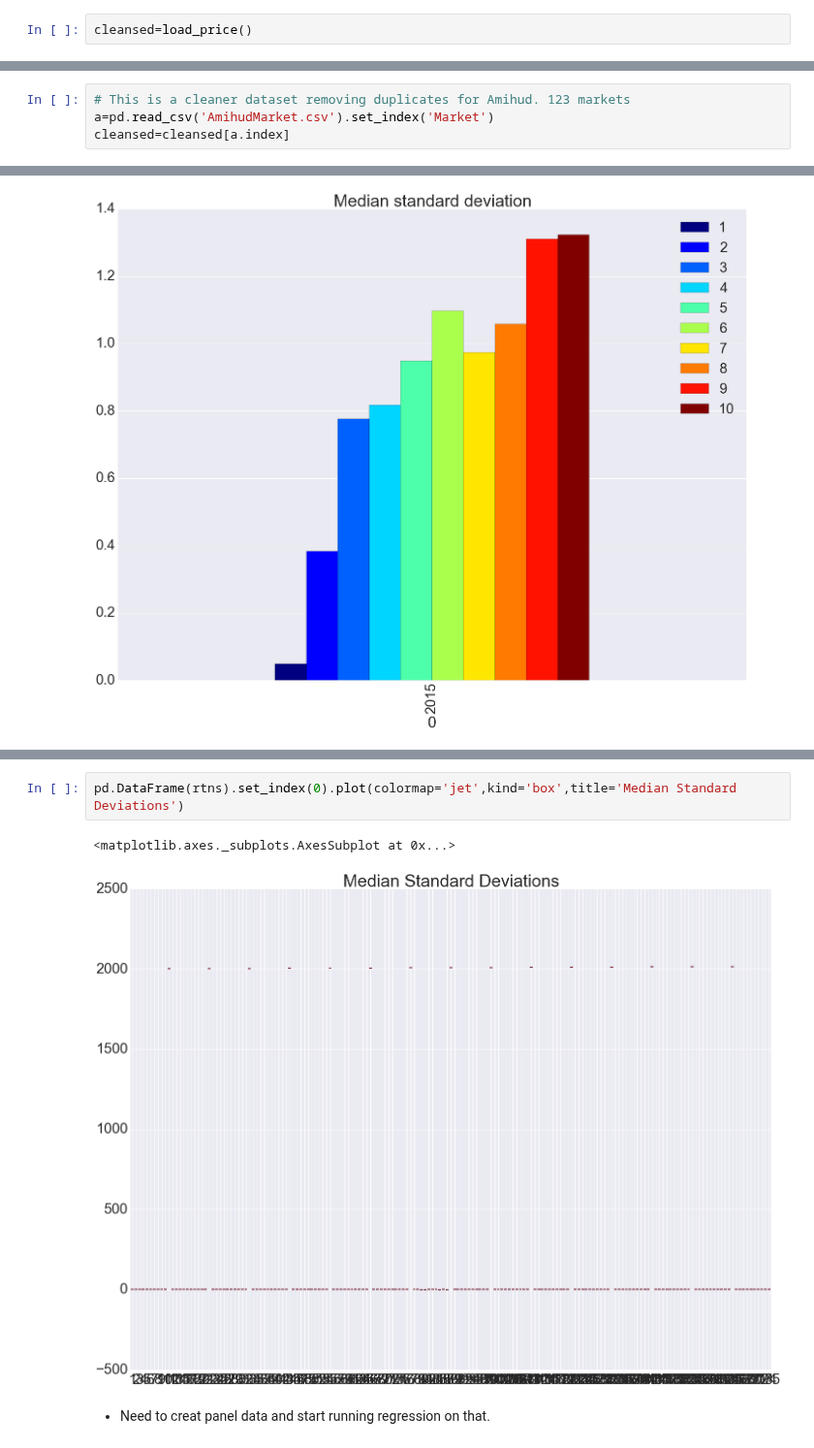
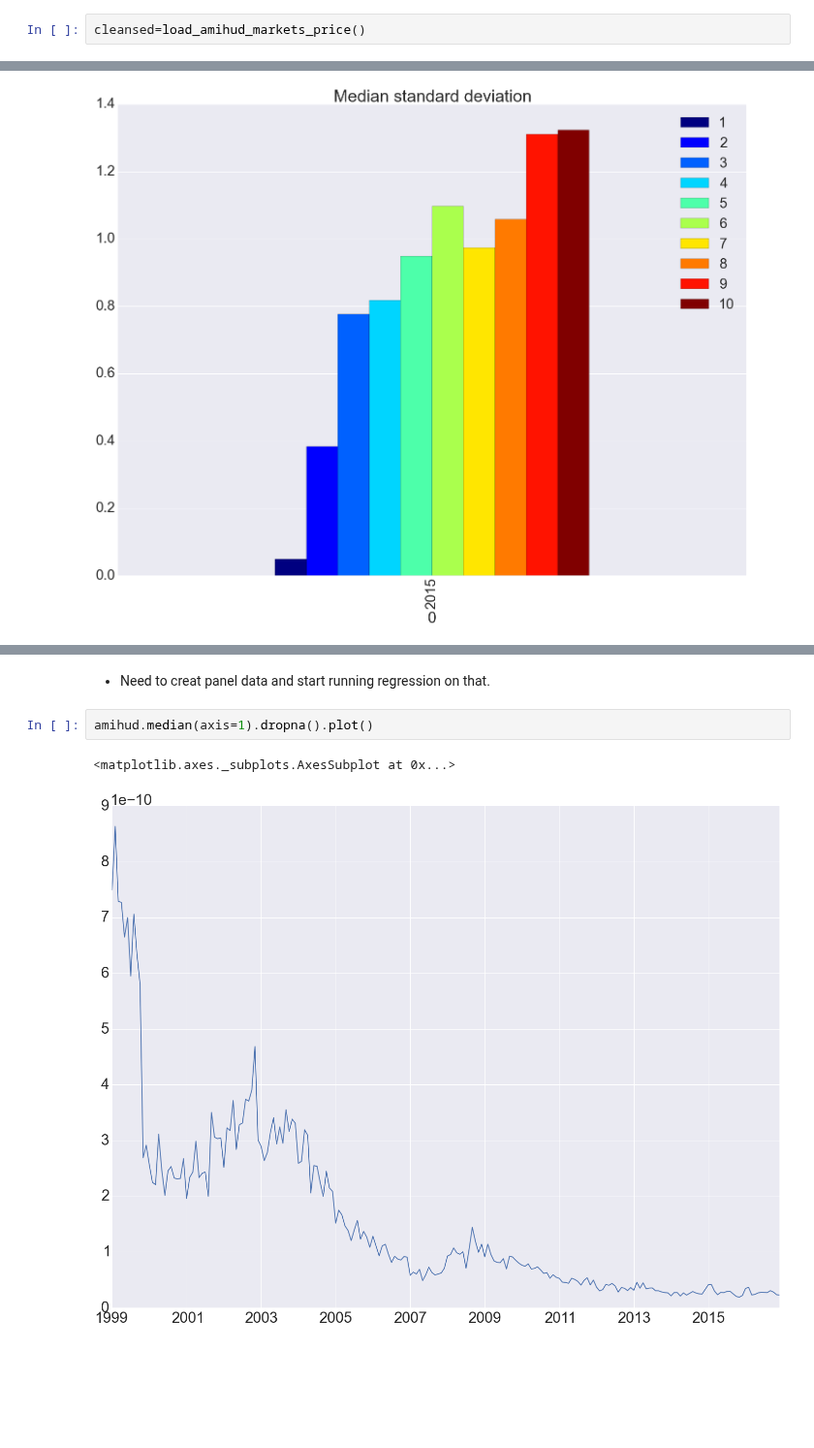
Before and after one commit to mrefermat/FinancePhD, a Jupyter notebook: LiquidityMomentum/Amihud with rebalance and other moments and drawdown.ipynb, the cells around one changed output, grey strips where cells are left out. Shown at 97% size. Drawn from its saved outputs; the diff is of its cells as text; blank space fills up the shorter version.

```diff
--- a/LiquidityMomentum/Amihud with rebalance and other moments and drawdown.ipynb
+++ b/LiquidityMomentum/Amihud with rebalance and other moments and drawdown.ipynb
@@ -21,5 +19,5 @@ Use pairwise correlation in order to decide which which markets are duplicates t
 # %%
-cleansed=load_price()
+cleansed=load_amihud_markets_price()
 # %%
 cleansed.count().count()
 # %% [output]
@@ -33,7 +25,3 @@ amihud.median().dropna().count()
-# %%
-# This is a cleaner dataset removing duplicates for Amihud. 123 markets
-a=pd.read_csv('AmihudMarket.csv').set_index('Market')
-cleansed=cleansed[a.index]
 # %% [markdown]
 # Amihud methodology
 
@@ -84,7 +67,7 @@ pd.DataFrame(rtns).set_index(0).cumsum().tail(1).plot(colormap='jet',kind='bar',
-# %%
-pd.DataFrame(rtns).set_index(0).plot(colormap='jet',kind='box',title='Median Standard Deviations')
-# %% [output]
-<matplotlib.axes._subplots.AxesSubplot at 0x...>
-[figure, removed]
 # %% [markdown]
 * Need to creat panel data and start running regression on that.
+# %%
+amihud.median(axis=1).dropna().plot()
+# %% [output]
+<matplotlib.axes._subplots.AxesSubplot at 0x...>
+[figure, added]
```
Also changed, not shown: parts of 13 cells of this notebook, 4 other files.
